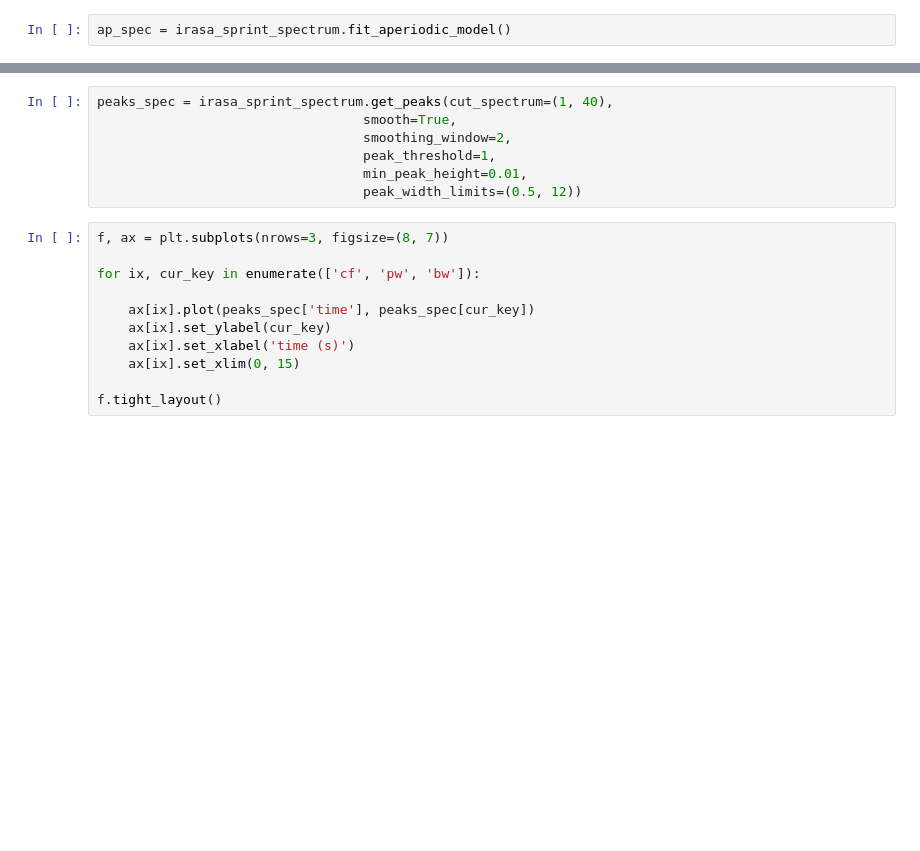
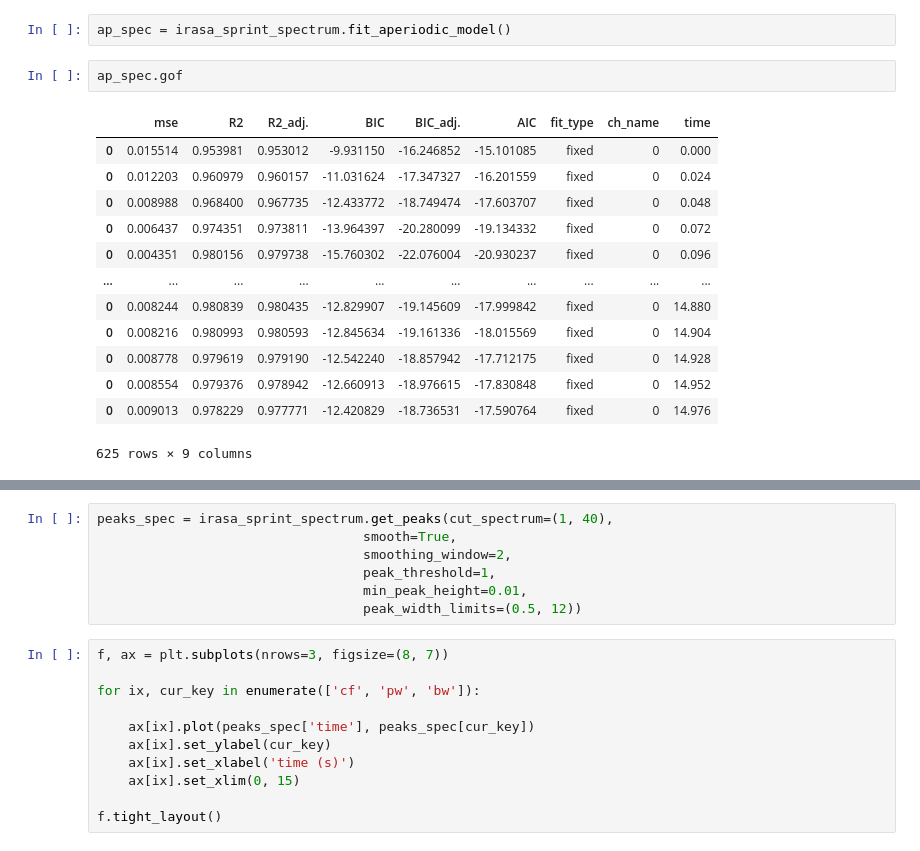
Before and after one commit to schmidtfa/pyrasa, a Jupyter notebook: examples/irasa_sprint.ipynb, the cells around one changed output, grey strips where cells are left out. Cells and saved outputs as stored; diff of their text form; blank space fills up the shorter version.

```diff
--- a/examples/irasa_sprint.ipynb
+++ b/examples/irasa_sprint.ipynb
@@ -75,5 +75,21 @@ plot_timefrequency(irasa_sprint_spectrum.time, irasa_sprint_spectrum.freqs, np.s
 # %%
 ap_spec = irasa_sprint_spectrum.fit_aperiodic_model()
+# %%
+ap_spec.gof
+# %% [output]
+|  | mse | R2 | R2_adj. | BIC | BIC_adj. | AIC | fit_type | ch_name | time |
+| 0 | 0.015514 | 0.953981 | 0.953012 | -9.931150 | -16.246852 | -15.101085 | fixed | 0 | 0.000 |
+| 0 | 0.012203 | 0.960979 | 0.960157 | -11.031624 | -17.347327 | -16.201559 | fixed | 0 | 0.024 |
+| 0 | 0.008988 | 0.968400 | 0.967735 | -12.433772 | -18.749474 | -17.603707 | fixed | 0 | 0.048 |
+| 0 | 0.006437 | 0.974351 | 0.973811 | -13.964397 | -20.280099 | -19.134332 | fixed | 0 | 0.072 |
+| 0 | 0.004351 | 0.980156 | 0.979738 | -15.760302 | -22.076004 | -20.930237 | fixed | 0 | 0.096 |
+| ... | ... | ... | ... | ... | ... | ... | ... | ... | ... |
+| 0 | 0.008244 | 0.980839 | 0.980435 | -12.829907 | -19.145609 | -17.999842 | fixed | 0 | 14.880 |
+| 0 | 0.008216 | 0.980993 | 0.980593 | -12.845634 | -19.161336 | -18.015569 | fixed | 0 | 14.904 |
+| 0 | 0.008778 | 0.979619 | 0.979190 | -12.542240 | -18.857942 | -17.712175 | fixed | 0 | 14.928 |
+| 0 | 0.008554 | 0.979376 | 0.978942 | -12.660913 | -18.976615 | -17.830848 | fixed | 0 | 14.952 |
+| 0 | 0.009013 | 0.978229 | 0.977771 | -12.420829 | -18.736531 | -17.590764 | fixed | 0 | 14.976 |
+625 rows × 9 columns
 # %%
 f, ax = plt.subplots(nrows=3, figsize=(8, 7))
 
```
Also changed, not shown: parts of 4 cells of this notebook, 7 other files.
